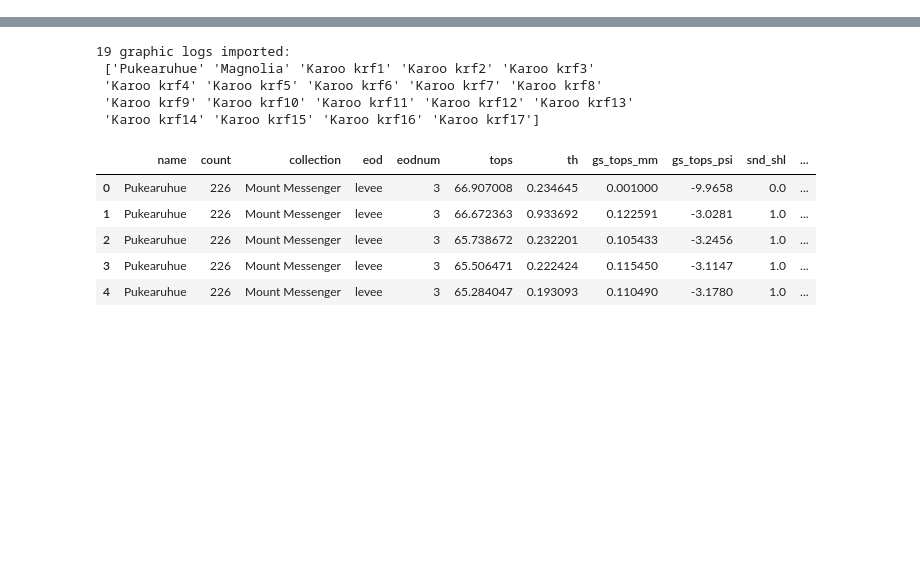
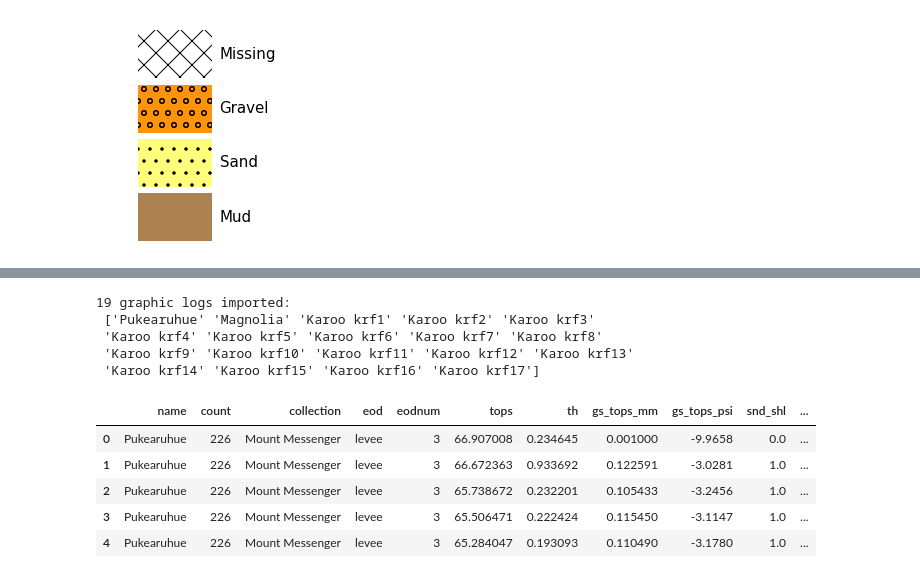
Before and after one commit to rgmyr/litholog, a Jupyter notebook: notebooks/actual_demo.ipynb, the cells around one changed output, grey strips where cells are left out. Saved outputs shown, nothing was run; the diff lists cells and outputs as text; code cells hidden in the pictures; blank space fills up the shorter version.

```diff
--- a/notebooks/actual_demo.ipynb
+++ b/notebooks/actual_demo.ipynb
@@ -47,0 +66,5 @@ from litholog.sequence import io, BedSequence
+# %%
+# and this is how Beds will look when plotted
+litholog.defaults.litholegend.plot()
+# %% [output]
+[figure, added]
```
Also changed, not shown: parts of 44 cells of this notebook, 3 other files.
